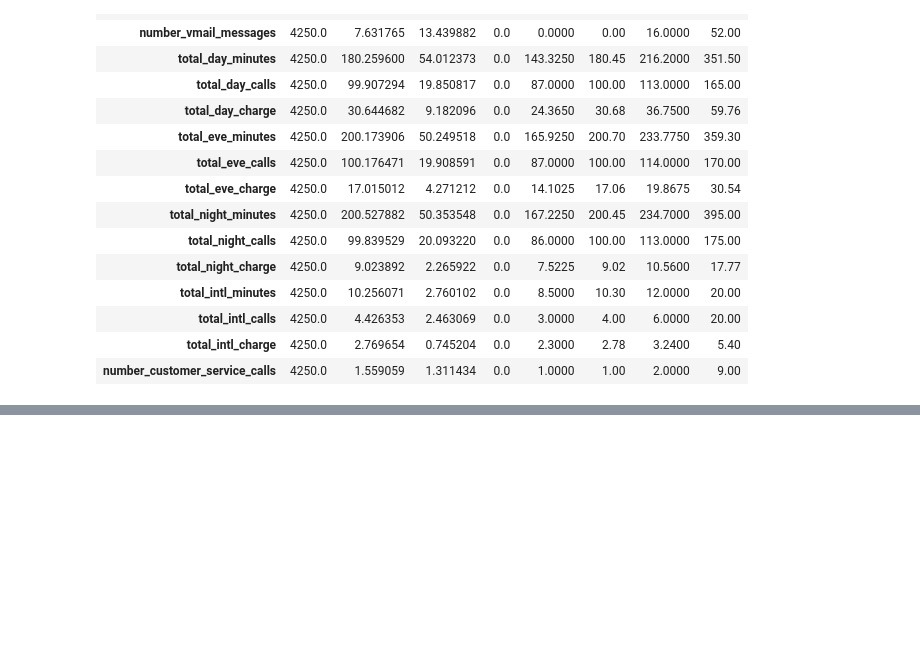
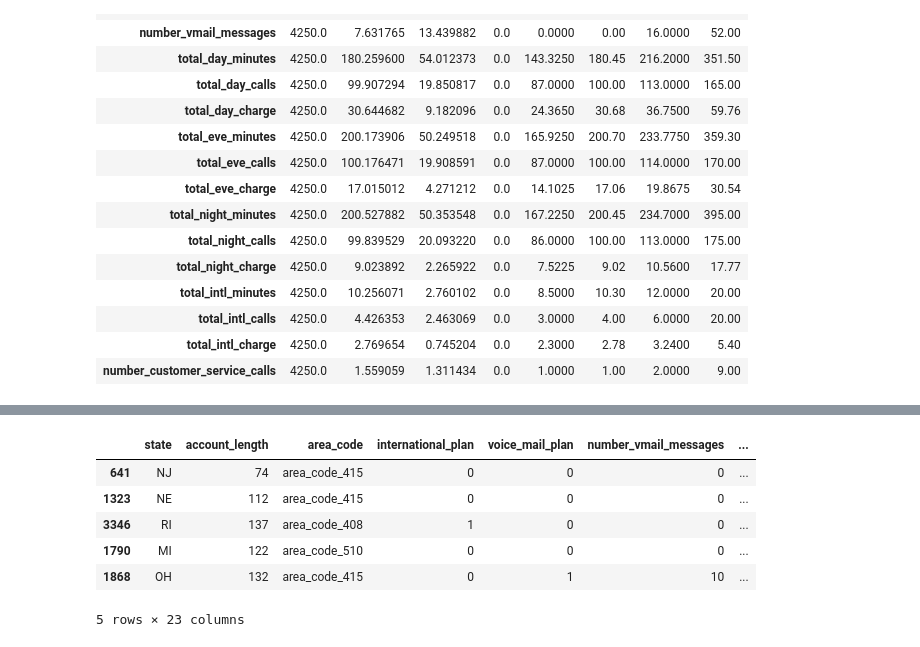
Before and after one commit to YeabsiraTibebu/Customer-Churn-Prediction, a Jupyter notebook: notebook/EDA.ipynb, the cells around one changed output, grey strips where cells are left out. Cells and saved outputs as stored; diff of their text form; code cells hidden in the pictures; blank space fills up the shorter version.

```diff
--- a/notebook/EDA.ipynb
+++ b/notebook/EDA.ipynb
@@ -314,0 +387,10 @@ df.describe().transpose()
+# %%
+df.sample(5)
+# %% [output]
+|  | state | account_length | area_code | international_plan | voice_mail_plan | number_vmail_messages | ... |
+| 641 | NJ | 74 | area_code_415 | 0 | 0 | 0 | ... |
+| 1323 | NE | 112 | area_code_415 | 0 | 0 | 0 | ... |
+| 3346 | RI | 137 | area_code_408 | 1 | 0 | 0 | ... |
+| 1790 | MI | 122 | area_code_510 | 0 | 0 | 0 | ... |
+| 1868 | OH | 132 | area_code_415 | 0 | 1 | 10 | ... |
+5 rows × 23 columns
```
Also changed, not shown: parts of 17 cells of this notebook, 2 other files.
